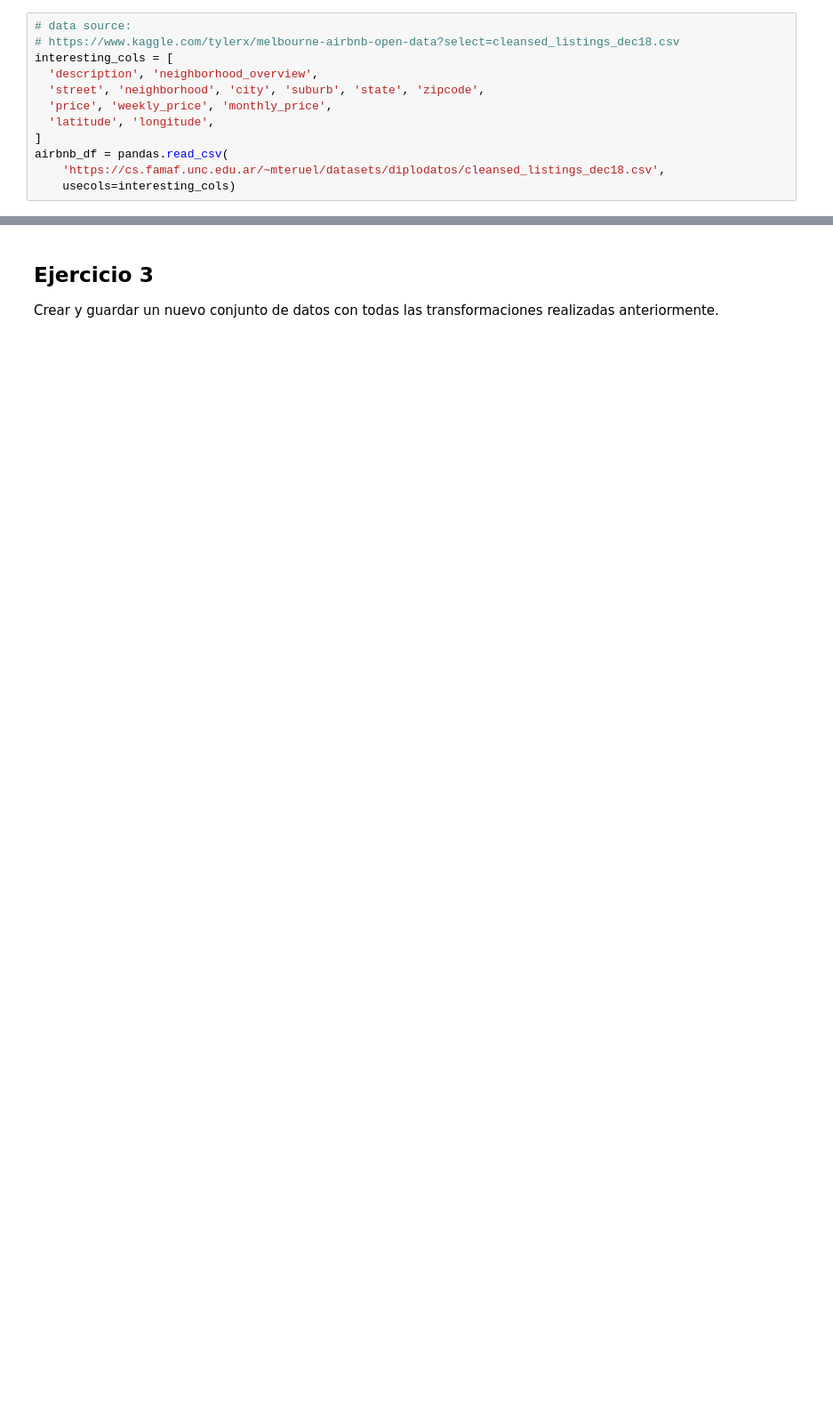
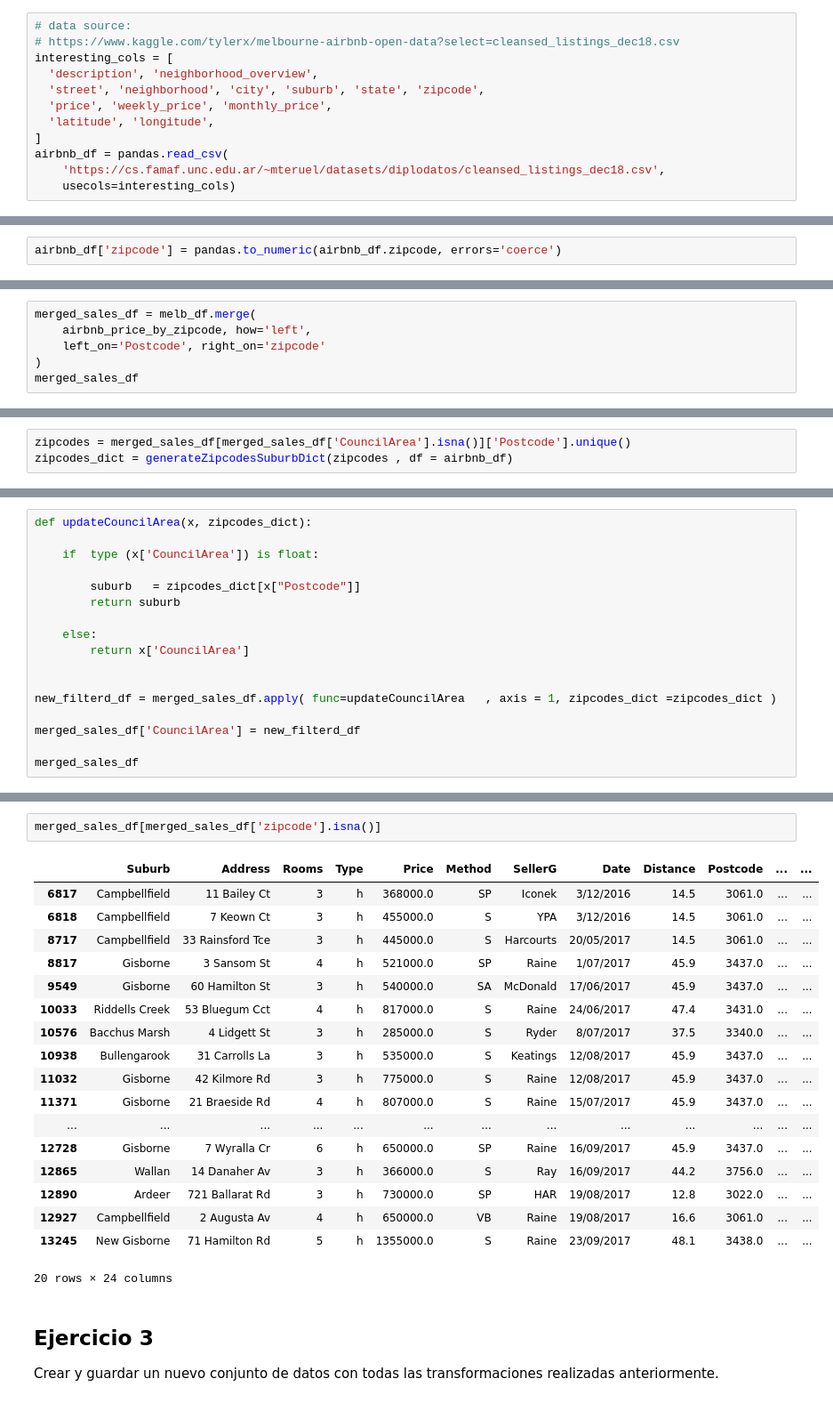
Before and after one commit to cgoviedo/Diplodatos, a Jupyter notebook: analisis_curacion/Entregable_Parte_1.ipynb, the cells around one changed output, grey strips where cells are left out. Shown at 89% size. Saved outputs shown, nothing was run; the diff lists cells and outputs as text; blank space fills up the shorter version.

```diff
--- a/analisis_curacion/Entregable_Parte_1.ipynb
+++ b/analisis_curacion/Entregable_Parte_1.ipynb
@@ -418,0 +508,2 @@ airbnb_df[:3]
+# %%
+airbnb_df['zipcode'] = pandas.to_numeric(airbnb_df.zipcode, errors='coerce')
@@ -418,0 +581,6 @@ airbnb_df[:3]
+# %%
+merged_sales_df = melb_df.merge(
+    airbnb_price_by_zipcode, how='left',
+    left_on='Postcode', right_on='zipcode'
+)
+merged_sales_df
@@ -424,0 +710,3 @@ airbnb_df[:3]
+# %%
+zipcodes = merged_sales_df[merged_sales_df['CouncilArea'].isna()]['Postcode'].unique()
+zipcodes_dict = generateZipcodesSuburbDict(zipcodes , df = airbnb_df)
@@ -424,0 +717,17 @@ airbnb_df[:3]
+# %%
+def updateCouncilArea(x, zipcodes_dict):
+
+    if  type (x['CouncilArea']) is float:
+
+        suburb   = zipcodes_dict[x["Postcode"]]
+        return suburb
+
+    else:
+        return x['CouncilArea']
+
+
+new_filterd_df = merged_sales_df.apply( func=updateCouncilArea   , axis = 1, zipcodes_dict =zipcodes_dict )
+
+merged_sales_df['CouncilArea'] = new_filterd_df
+
+merged_sales_df
@@ -425,3 +771,24 @@ airbnb_df[:3]
+# %%
+merged_sales_df[merged_sales_df['zipcode'].isna()]
+# %% [output]
+|  | Suburb | Address | Rooms | Type | Price | Method | SellerG | Date | Distance | Postcode | ... | ... |
+| 6817 | Campbellfield | 11 Bailey Ct | 3 | h | 368000.0 | SP | Iconek | 3/12/2016 | 14.5 | 3061.0 | ... | ... |
+| 6818 | Campbellfield | 7 Keown Ct | 3 | h | 455000.0 | S | YPA | 3/12/2016 | 14.5 | 3061.0 | ... | ... |
+| 8717 | Campbellfield | 33 Rainsford Tce | 3 | h | 445000.0 | S | Harcourts | 20/05/2017 | 14.5 | 3061.0 | ... | ... |
+| 8817 | Gisborne | 3 Sansom St | 4 | h | 521000.0 | SP | Raine | 1/07/2017 | 45.9 | 3437.0 | ... | ... |
+| 9549 | Gisborne | 60 Hamilton St | 3 | h | 540000.0 | SA | McDonald | 17/06/2017 | 45.9 | 3437.0 | ... | ... |
+| 10033 | Riddells Creek | 53 Bluegum Cct | 4 | h | 817000.0 | S | Raine | 24/06/2017 | 47.4 | 3431.0 | ... | ... |
+| 10576 | Bacchus Marsh | 4 Lidgett St | 3 | h | 285000.0 | S | Ryder | 8/07/2017 | 37.5 | 3340.0 | ... | ... |
+| 10938 | Bullengarook | 31 Carrolls La | 3 | h | 535000.0 | S | Keatings | 12/08/2017 | 45.9 | 3437.0 | ... | ... |
+| 11032 | Gisborne | 42 Kilmore Rd | 3 | h | 775000.0 | S | Raine | 12/08/2017 | 45.9 | 3437.0 | ... | ... |
+| 11371 | Gisborne | 21 Braeside Rd | 4 | h | 807000.0 | S | Raine | 15/07/2017 | 45.9 | 3437.0 | ... | ... |
+| ... | ... | ... | ... | ... | ... | ... | ... | ... | ... | ... | ... | ... |
+| 12728 | Gisborne | 7 Wyralla Cr | 6 | h | 650000.0 | SP | Raine | 16/09/2017 | 45.9 | 3437.0 | ... | ... |
+| 12865 | Wallan | 14 Danaher Av | 3 | h | 366000.0 | S | Ray | 16/09/2017 | 44.2 | 3756.0 | ... | ... |
+| 12890 | Ardeer | 721 Ballarat Rd | 3 | h | 730000.0 | SP | HAR | 19/08/2017 | 12.8 | 3022.0 | ... | ... |
+| 12927 | Campbellfield | 2 Augusta Av | 4 | h | 650000.0 | VB | Raine | 19/08/2017 | 16.6 | 3061.0 | ... | ... |
+| 13245 | New Gisborne | 71 Hamilton Rd | 5 | h | 1355000.0 | S | Raine | 23/09/2017 | 48.1 | 3438.0 | ... | ... |
+20 rows × 24 columns
 # %% [markdown]
 ## Ejercicio 3
 
```
Also changed, not shown: parts of 38 cells of this notebook.
